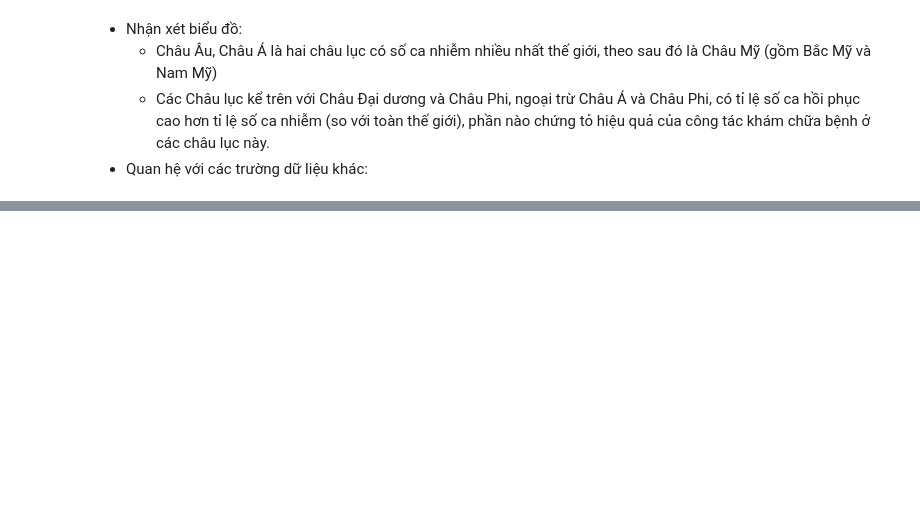
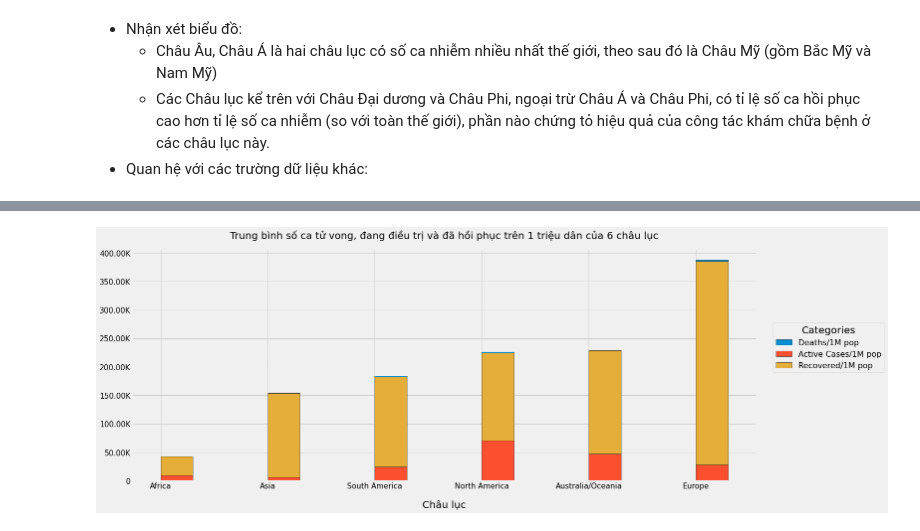
Before and after one commit to quytrungg/Group02_Lab01_CSC10108, a Jupyter notebook: data_analysis_visualize/DB_analysis.ipynb, the cells around one changed output, grey strips where cells are left out. Cells and saved outputs as stored; diff of their text form; code cells hidden in the pictures; blank space fills up the shorter version.

```diff
--- a/data_analysis_visualize/DB_analysis.ipynb
+++ b/data_analysis_visualize/DB_analysis.ipynb
@@ -187,0 +199,60 @@ plt.show()
+# %%
+mean_cases_1m_pop = pd.pivot_table(data=covid_df,
+                                    values=['Tot Cases/1M pop', 'Active Cases/1M pop', 'Deaths/1M pop'],
+                                    index='Continent',
+                                    aggfunc='mean',
+                                  ).drop(index='Unknown').sort_values(by='Tot Cases/1M pop').reset_index()
+mean_cases_1m_pop['Recovered/1M pop'] = mean_cases_1m_pop['Tot Cases/1M pop'] - (mean_cases_1m_pop['Active Cases/1M pop'] + mean_cases_1m_pop['Deaths/1M pop'])
+
+mean_cases_1m_pop = mean_cases_1m_pop.drop('Tot Cases/1M pop', axis=1)
+
+plt.style.use("fivethirtyeight")
+
+fig, ax = plt.subplots(1,1, figsize = (20,8))
+label = mean_cases_1m_pop['Continent']
+
+x = np.arange(len(label))
+width = 0.3
+
+rect1 = ax.bar(x + width/2,
+              mean_cases_1m_pop['Deaths/1M pop'],
+              width = width,
+               label = 'Deaths/1M pop',
+               edgecolor = "black",
+               bottom=mean_cases_1m_pop['Active Cases/1M pop']+mean_cases_1m_pop['Recovered/1M pop']
+)
+
+rect2 = ax.bar(x + width/2,
+              mean_cases_1m_pop['Active Cases/1M pop'],
+              width = width,
+               label = 'Active Cases/1M pop',
+               edgecolor = "black"
+)
+
+rect3 = ax.bar(x + width/2,
+              mean_cases_1m_pop['Recovered/1M pop'],
+              width = width,
+               label = 'Recovered/1M pop',
+               edgecolor = "black",
+               bottom=mean_cases_1m_pop['Active Cases/1M pop']
+)
+
+# ax.set_ylabel("Số lượng", fontsize = 20, labelpad = 20)
+ax.set_xlabel("Châu lục", fontsize = 20, labelpad =20)
+ax.set_title("Trung bình số ca tử vong, đang điều trị và đã hồi phục trên 1 triệu dân của 6 châu lục", fontsize = 20, pad = 20)
+#set the ticks
+ax.set_xticks(x)
+ax.set_xticklabels(label)
+#add the legends
+#using the labels of the bars
+ax.legend(title = "Categories", fontsize = 16, title_fontsize = 20, bbox_to_anchor = (1.02, 0.7))
+#adjust the tick paramaters
+ax.tick_params(axis = "x", which = "both", labelrotation = 90, labelsize = 15)
+ax.tick_params(axis = "y", which = "both", labelsize = 15)
+ax.yaxis.set_major_formatter(ticker.FuncFormatter(format_y_axis))
+ax.xaxis.set_tick_params(rotation=0)
+
+
+plt.show()
+# %% [output]
+[figure, added]
```
Also changed, not shown: parts of 14 cells of this notebook.
